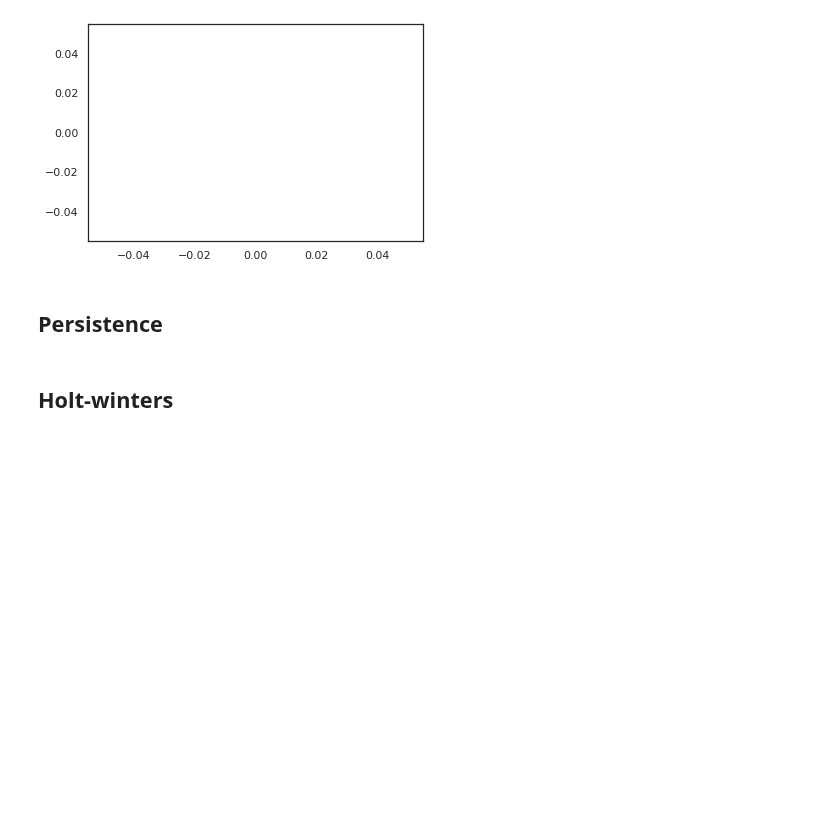
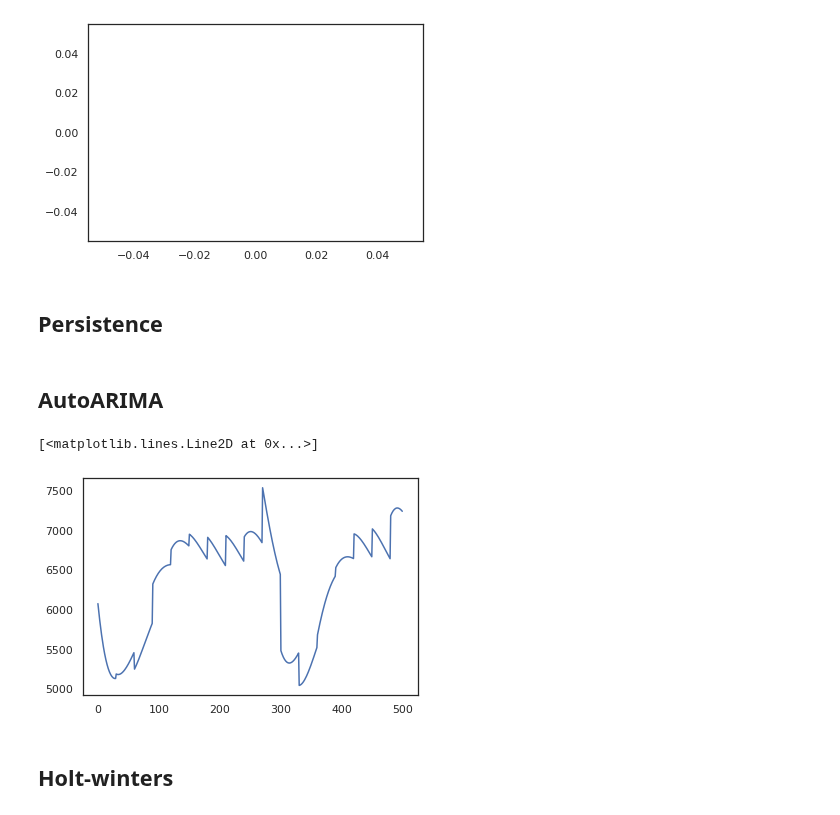
Before and after one commit to urieliram/analog, a Jupyter notebook: sandbox.ipynb, the cells around one changed output. Cells and saved outputs as stored; diff of their text form; code cells hidden in the pictures; blank space fills up the shorter version.

```diff
--- a/sandbox.ipynb
+++ b/sandbox.ipynb
@@ -697,3 +736,5 @@ for to,tt,tf in positions_test:
     forecastp_=forecastp_+persistence(serie1[to+j:tt+j],1)
     time_.append(time.time() - t_o)
     j = j + 1
+# %% [markdown]
+## AutoARIMA
@@ -700,2 +791,7 @@ for to,tt,tf in positions_test:
+# %%
+plt.plot(forecastX_ARIMA_)
+# %% [output]
+[<matplotlib.lines.Line2D at 0x...>]
+[figure, added]
 # %% [markdown]
 ## Holt-winters
```
Also changed, not shown: parts of 19 cells of this notebook.
